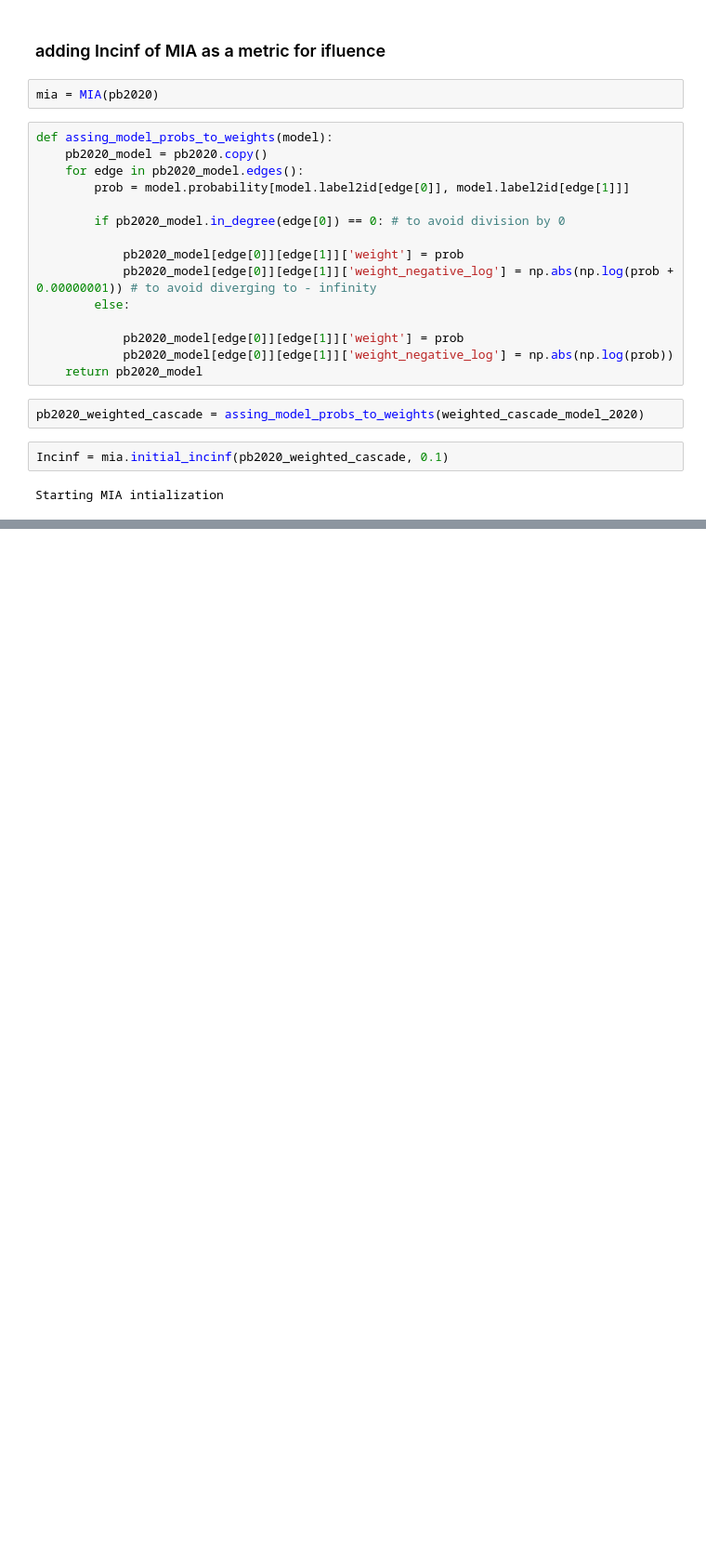
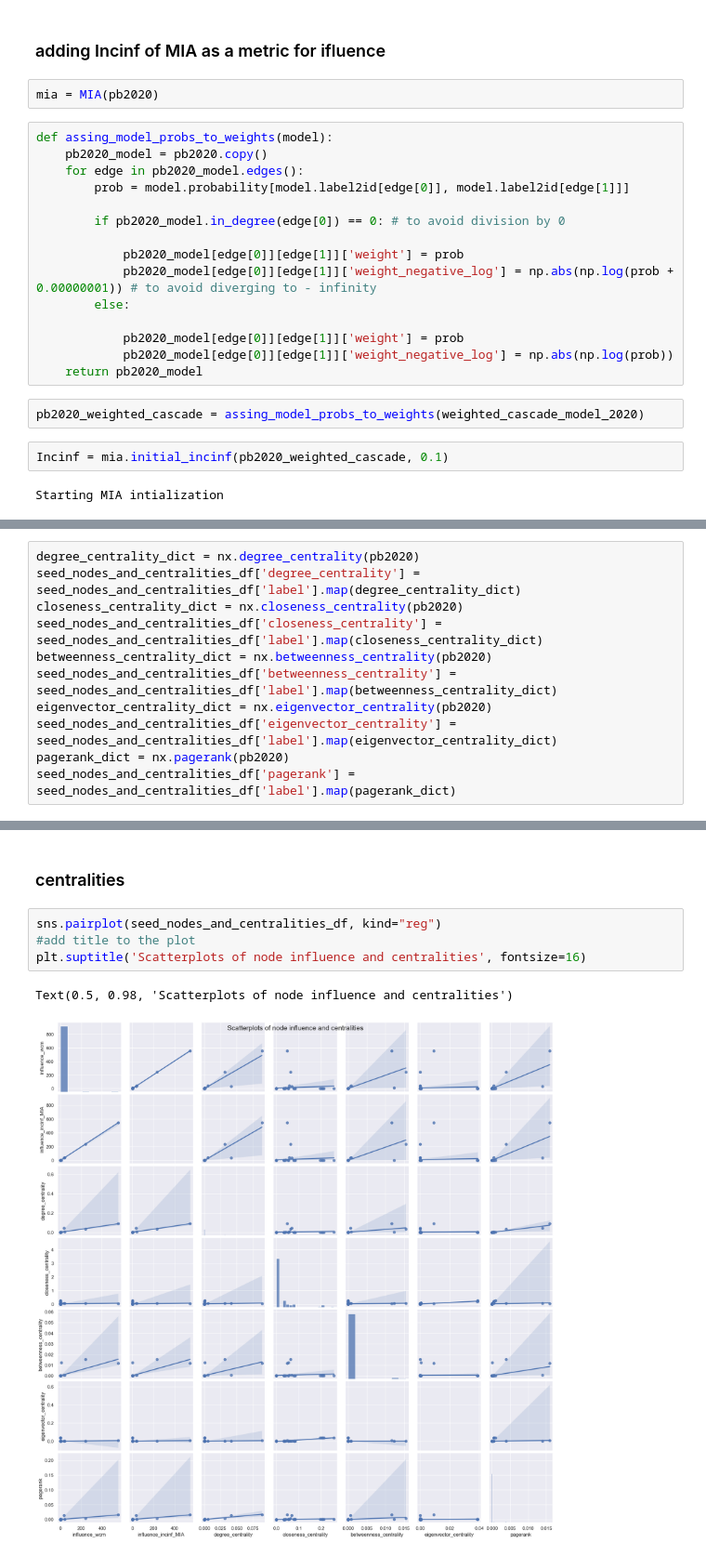
Before and after one commit to davidguzmanp/Influence-Maximization-in-Twitter-as-a-Social-Network-Graph, a Jupyter notebook: David/top_influencer_correlations.ipynb, the cells around one changed output, grey strips where cells are left out. Shown at 93% size. Saved outputs shown, nothing was run; the diff lists cells and outputs as text; blank space fills up the shorter version.

```diff
--- a/David/top_influencer_correlations.ipynb
+++ b/David/top_influencer_correlations.ipynb
@@ -198,0 +200,11 @@ seed_nodes_df.head(30)
+# %%
+degree_centrality_dict = nx.degree_centrality(pb2020)
+seed_nodes_and_centralities_df['degree_centrality'] = seed_nodes_and_centralities_df['label'].map(degree_centrality_dict)
+closeness_centrality_dict = nx.closeness_centrality(pb2020)
+seed_nodes_and_centralities_df['closeness_centrality'] = seed_nodes_and_centralities_df['label'].map(closeness_centrality_dict)
+betweenness_centrality_dict = nx.betweenness_centrality(pb2020)
+seed_nodes_and_centralities_df['betweenness_centrality'] = seed_nodes_and_centralities_df['label'].map(betweenness_centrality_dict)
+eigenvector_centrality_dict = nx.eigenvector_centrality(pb2020)
+seed_nodes_and_centralities_df['eigenvector_centrality'] = seed_nodes_and_centralities_df['label'].map(eigenvector_centrality_dict)
+pagerank_dict = nx.pagerank(pb2020)
+seed_nodes_and_centralities_df['pagerank'] = seed_nodes_and_centralities_df['label'].map(pagerank_dict)
@@ -223,0 +284,9 @@ seed_nodes_df.corr()
+# %% [markdown]
+### centralities
+# %%
+sns.pairplot(seed_nodes_and_centralities_df, kind="reg")
+#add title to the plot
+plt.suptitle('Scatterplots of node influence and centralities', fontsize=16)
+# %% [output]
+Text(0.5, 0.98, 'Scatterplots of node influence and centralities')
+[figure, added]
```
Also changed, not shown: parts of 28 cells of this notebook, 11 other files.
